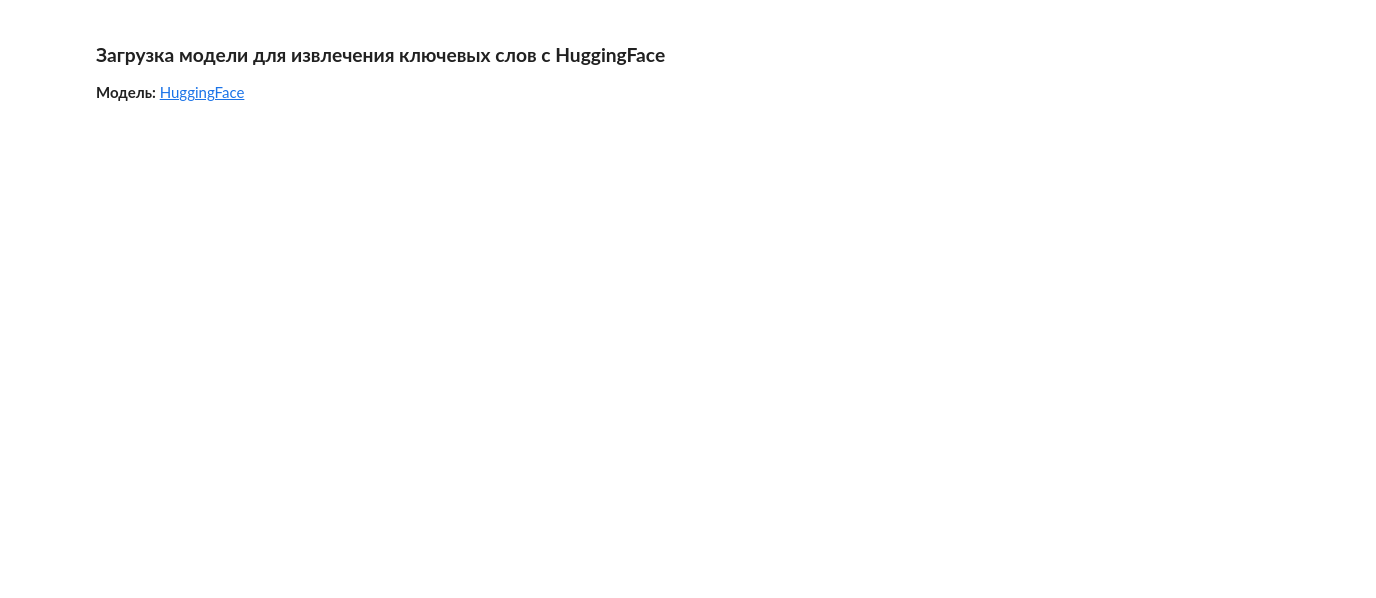
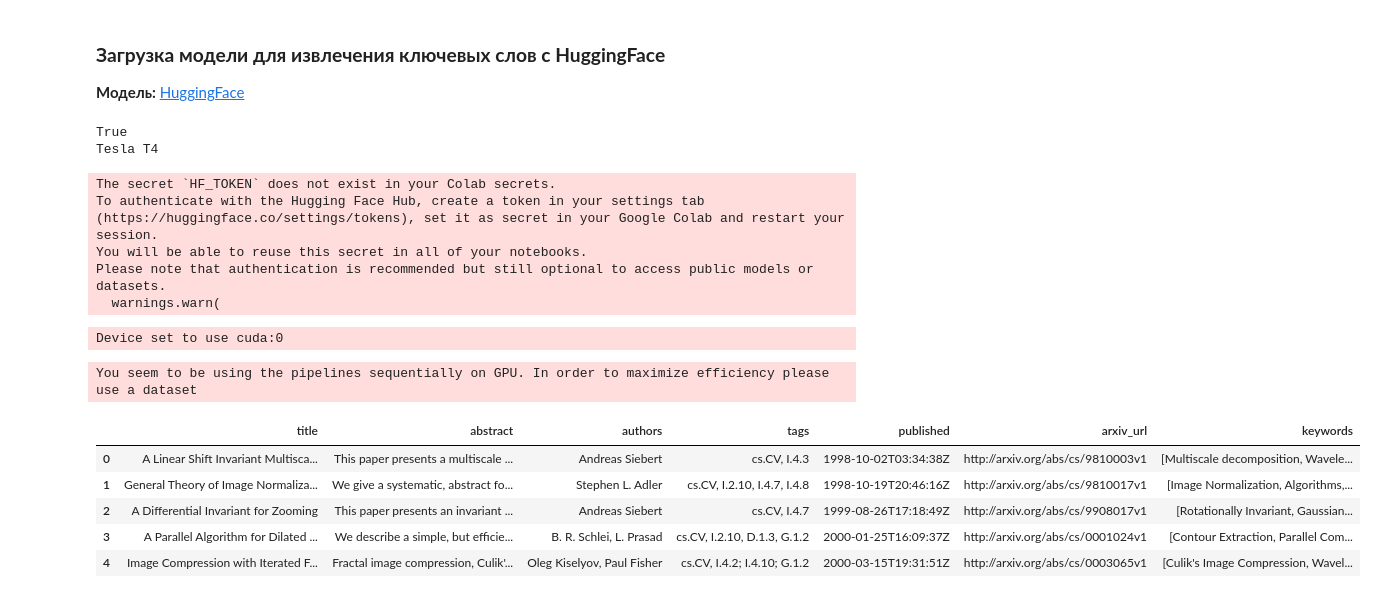
Before and after one commit to 21092004Goda/data_anal, a Jupyter notebook: Lab_1_Computer_Vision_and_Pattern_Recognition.ipynb, the cells around one changed output. Cells and saved outputs as stored; diff of their text form; code cells hidden in the pictures; blank space fills up the shorter version.

```diff
--- a/Lab_1_Computer_Vision_and_Pattern_Recognition.ipynb
+++ b/Lab_1_Computer_Vision_and_Pattern_Recognition.ipynb
@@ -62,0 +67,31 @@ pipe = pipeline("text2text-generation", model="ilsilfverskiold/tech-keywords-ext
+# %%
+# 2. Извлечение ключевых слов
+from transformers import pipeline
+from tqdm.auto import tqdm
+import torch
+
+print(torch.cuda.is_available())  # True = GPU доступен
+print(torch.cuda.get_device_name(0))  # имя GPU
+
+pipe = pipeline("text2text-generation", model="ilsilfverskiold/tech-keywords-extractor", device=0)
+
+tqdm.pandas()
+df["keywords"] = df["abstract"].progress_apply(lambda x: pipe(x)[0]["generated_text"].split(", "))
+
+df.head()
+# %% [output]
+True
+Tesla T4
+The secret `HF_TOKEN` does not exist in your Colab secrets.
+To authenticate with the Hugging Face Hub, create a token in your settings tab (https://huggingface.co/settings/tokens), set it as secret in your Google Colab and restart your session.
+You will be able to reuse this secret in all of your notebooks.
+Please note that authentication is recommended but still optional to access public models or datasets.
+  warnings.warn(
+Device set to use cuda:0
+You seem to be using the pipelines sequentially on GPU. In order to maximize efficiency please use a dataset
+|  | title | abstract | authors | tags | published | arxiv_url | keywords |
+| 0 | A Linear Shift Invariant Multisca... | This paper presents a multiscale ... | Andreas Siebert | cs.CV, I.4.3 | 1998-10-02T03:34:38Z | http://arxiv.org/abs/cs/9810003v1 | [Multiscale decomposition, Wavele... |
+| 1 | General Theory of Image Normaliza... | We give a systematic, abstract fo... | Stephen L. Adler | cs.CV, I.2.10, I.4.7, I.4.8 | 1998-10-19T20:46:16Z | http://arxiv.org/abs/cs/9810017v1 | [Image Normalization, Algorithms,... |
+| 2 | A Differential Invariant for Zooming | This paper presents an invariant ... | Andreas Siebert | cs.CV, I.4.7 | 1999-08-26T17:18:49Z | http://arxiv.org/abs/cs/9908017v1 | [Rotationally Invariant, Gaussian... |
+| 3 | A Parallel Algorithm for Dilated ... | We describe a simple, but efficie... | B. R. Schlei, L. Prasad | cs.CV, I.2.10, D.1.3, G.1.2 | 2000-01-25T16:09:37Z | http://arxiv.org/abs/cs/0001024v1 | [Contour Extraction, Parallel Com... |
+| 4 | Image Compression with Iterated F... | Fractal image compression, Culik'... | Oleg Kiselyov, Paul Fisher | cs.CV, I.4.2; I.4.10; G.1.2 | 2000-03-15T19:31:51Z | http://arxiv.org/abs/cs/0003065v1 | [Culik's Image Compression, Wavel... |
```
Also changed, not shown: parts of 8 cells of this notebook.
